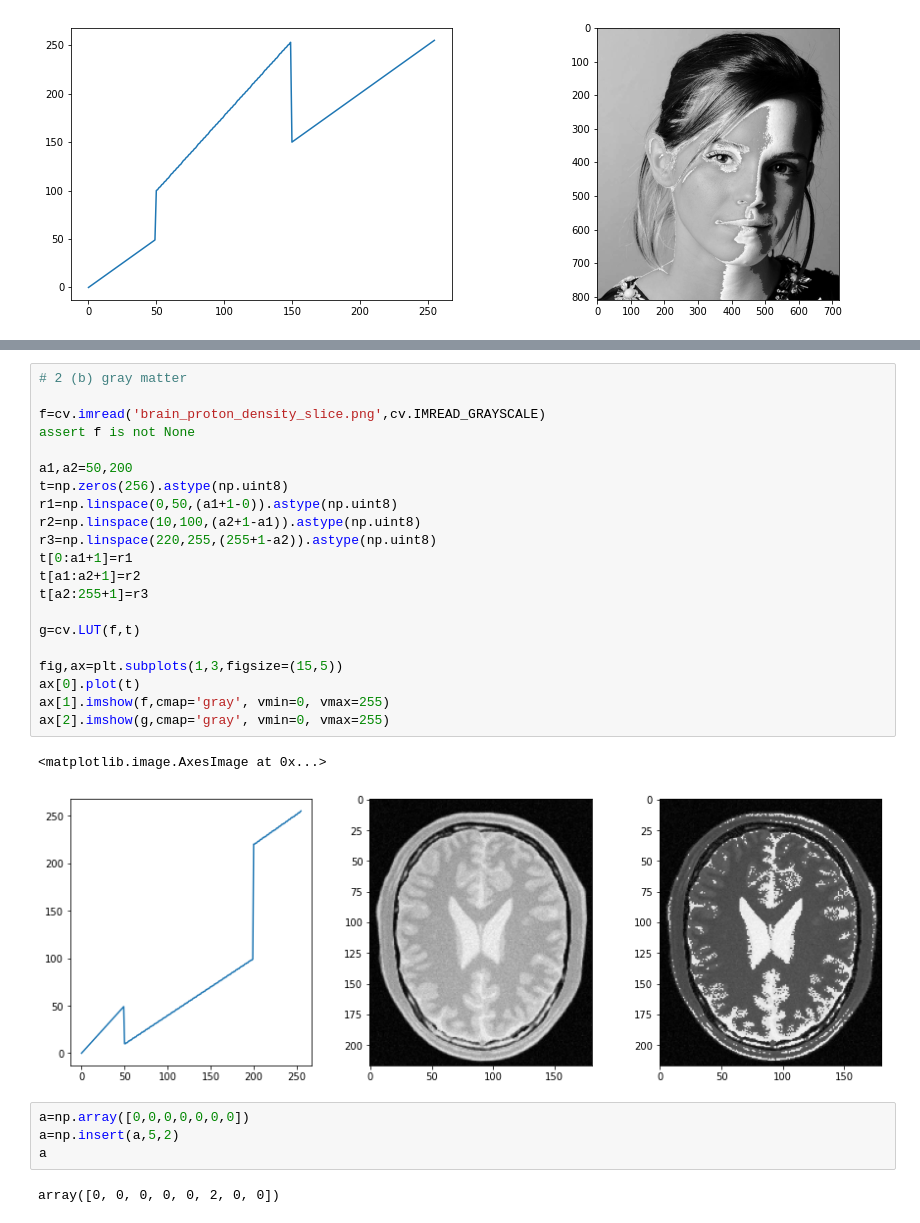
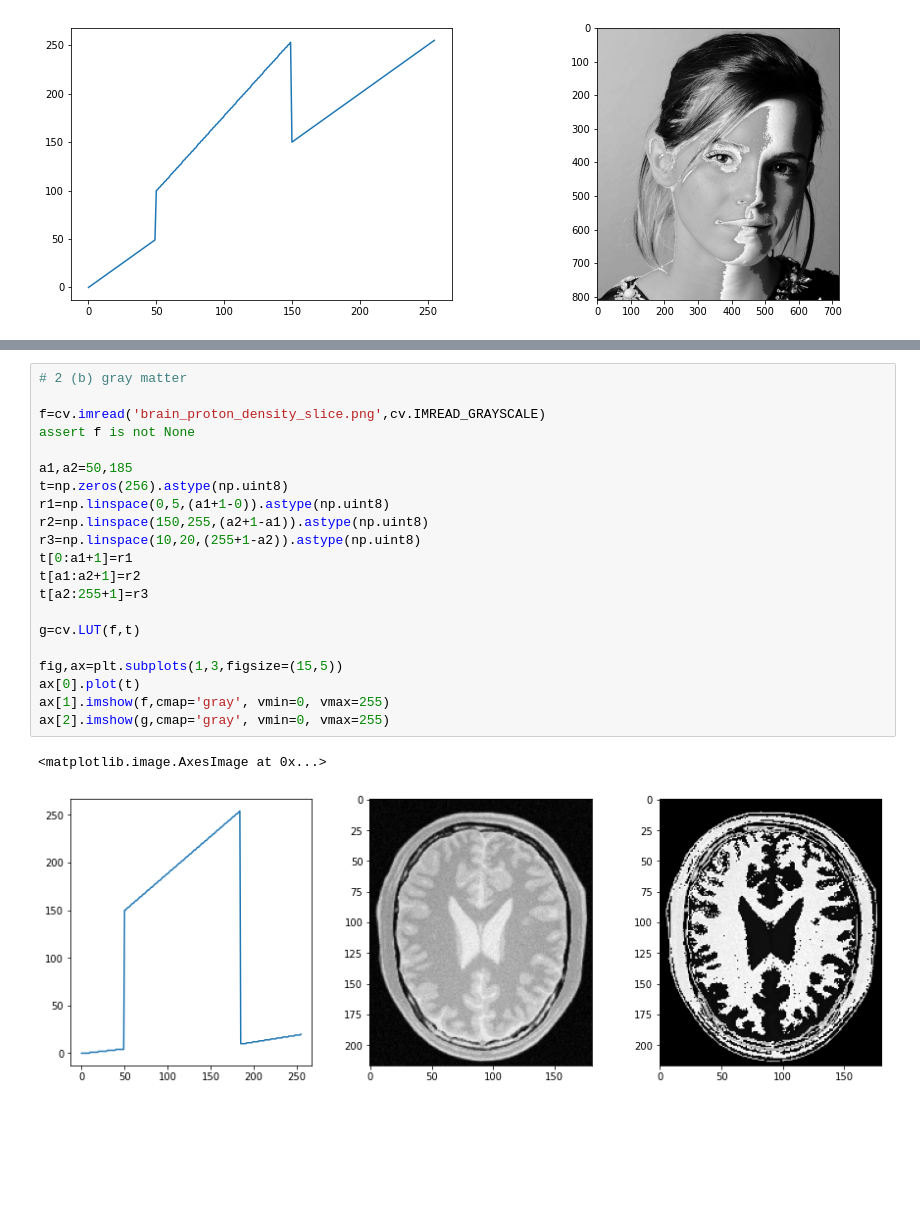
Before and after one commit to KCSAbeywickrama/EN2550-Excercises, a Jupyter notebook: Assignment_01/190018V_Ex0.ipynb, the cells around one changed output, grey strips where cells are left out. Cells and saved outputs as stored; diff of their text form; blank space fills up the shorter version.

```diff
--- a/Assignment_01/190018V_Ex0.ipynb
+++ b/Assignment_01/190018V_Ex0.ipynb
@@ -64,30 +64,24 @@ ax[2].imshow(g,cmap='gray', vmin=0, vmax=255)
 # %%
 # 2 (b) gray matter
 
 f=cv.imread('brain_proton_density_slice.png',cv.IMREAD_GRAYSCALE)
 assert f is not None
 
-a1,a2=50,200
+a1,a2=50,185
 t=np.zeros(256).astype(np.uint8)
-r1=np.linspace(0,50,(a1+1-0)).astype(np.uint8)
-r2=np.linspace(10,100,(a2+1-a1)).astype(np.uint8)
-r3=np.linspace(220,255,(255+1-a2)).astype(np.uint8)
+r1=np.linspace(0,5,(a1+1-0)).astype(np.uint8)
+r2=np.linspace(150,255,(a2+1-a1)).astype(np.uint8)
+r3=np.linspace(10,20,(255+1-a2)).astype(np.uint8)
 t[0:a1+1]=r1
 t[a1:a2+1]=r2
 t[a2:255+1]=r3
 
 g=cv.LUT(f,t)
 
 fig,ax=plt.subplots(1,3,figsize=(15,5))
 ax[0].plot(t)
 ax[1].imshow(f,cmap='gray', vmin=0, vmax=255)
 ax[2].imshow(g,cmap='gray', vmin=0, vmax=255)
 # %% [output]
 <matplotlib.image.AxesImage at 0x...>
-[figure, old version]
+[figure, new version]
-# %%
-a=np.array([0,0,0,0,0,0,0])
-a=np.insert(a,5,2)
-a
-# %% [output]
-array([0, 0, 0, 0, 0, 2, 0, 0])
```
Also changed, not shown: parts of 1 cell of this notebook.
